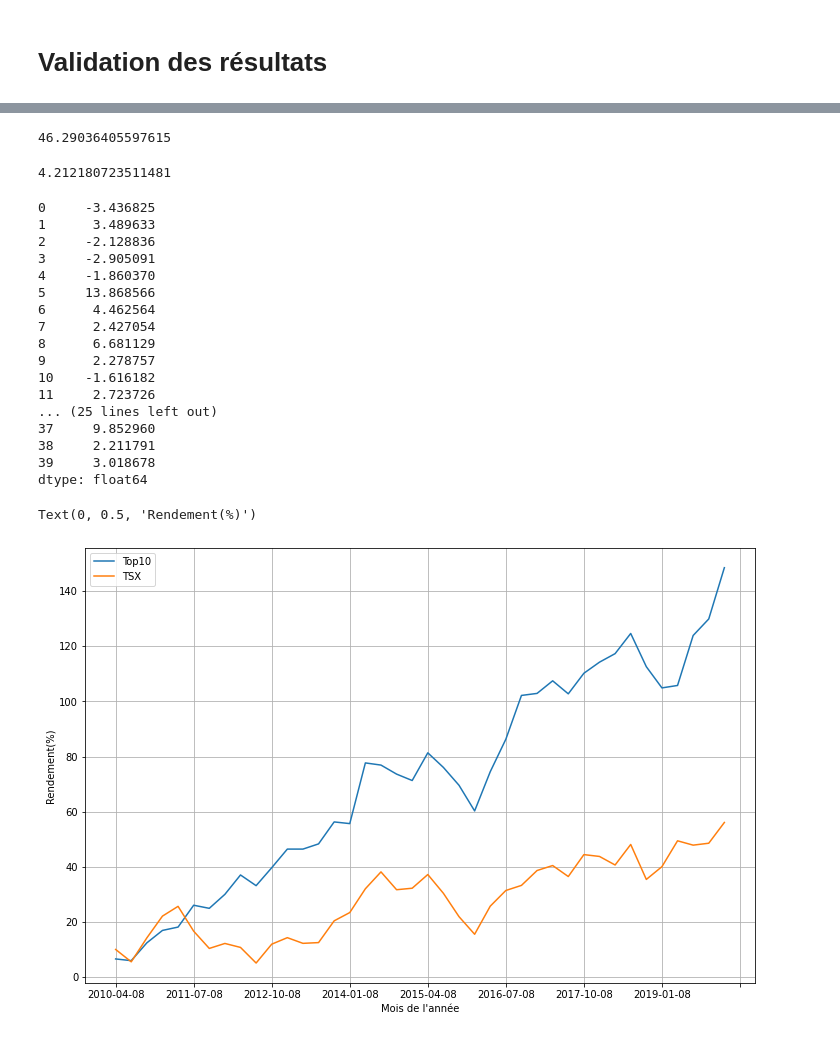
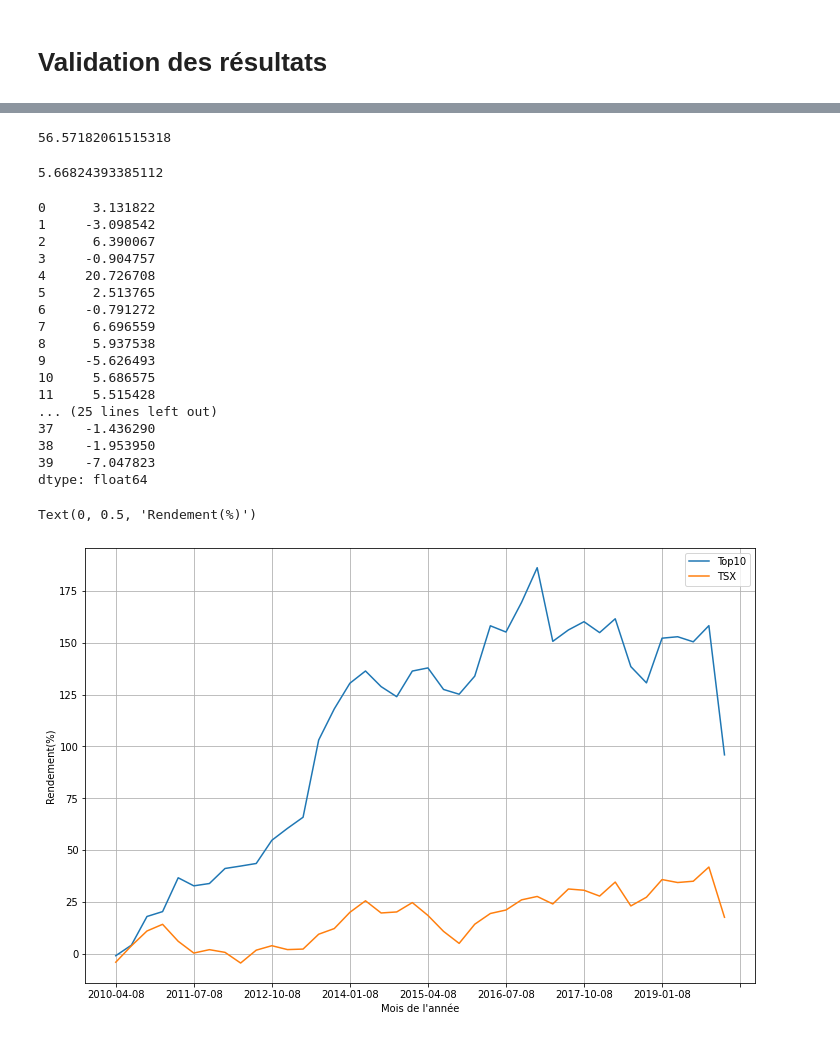
Before and after one commit to poclecoqq/Trending-stocks, a Jupyter notebook: projet/app/Test_app/Test_application.ipynb, the cells around one changed output, grey strips where cells are left out. Saved outputs shown, nothing was run; the diff lists cells and outputs as text; code cells hidden in the pictures.

```diff
--- a/projet/app/Test_app/Test_application.ipynb
+++ b/projet/app/Test_app/Test_application.ipynb
@@ -7,9 +7,6 @@ import yahoofinancials
 import numpy as np
 import math
 import matplotlib
-# %%
-Date_debut = '2018-01-01'
-Date_fin = '2018-04-02'
 # %%
 def get_tickertop10(fichiercsv):
     Tabl = pd.read_csv(fichiercsv, sep=';', index_col=0)
@@ -24,43 +21,29 @@ def get_rendement(tickers,Date_debut,Date_fin):
 # %%
 def comparaison(index,tickers,Date_debut,Date_fin):
     Tableau_rendement_ref = get_rendement([index],Date_debut,Date_fin)
-    print(Tableau_rendement_ref)
     Tableau_rendement_top10 = get_rendement(tickers,Date_debut,Date_fin)
-    print(Tableau_rendement_top10)
     nombre=0
     for i in range(len(np.transpose(Tableau_rendement_top10))):
         if Tableau_rendement_top10.iloc[-1,i]!='nan':
             nombre+=1
-    '''
-    for i in range(len(np.transpose(Tableau_rendement_top10))):
-        print(Tableau_rendement_top10.iloc[-1,i])
-        if Tableau_rendement_top10.iloc[-1,i]!='nan':
-            if Tableau_rendement_top10.iloc[-1,i]>Tableau_rendement_ref.iloc[-1,0]:
-                nombre+=1
-                Tableau_rendement_top10.iloc[-1,i]=1
-            elif Tableau_rendement_top10.iloc[-1,i]<Tableau_rendement_ref.iloc[-1,0]:
-                Tableau_rendement_top10.iloc[-1,i]=0
-                nombre+=1
-    print(Tableau_rendement_top10)
-    print(nombre)
-    '''
     return Tableau_rendement_top10,nombre,Tableau_rendement_ref
+# %%
+tabl = get_tickertop10('donnees_top10_1.csv')
+Tableau_final = []
+Tableau_final1=pd.DataFrame()
+nombres=[]
+reference=[]
 # %%
-tabl = get_tickertop10('donnees_top10_1.csv')
 top10 = tabl.iloc[:,2:]
 date_complet = tabl.iloc[:,0:2]
-ind = []
-Tableau_final = []
-nombres=[]
-reference=[]
 i=0
-date_complet.iloc[0,1]
-while i<len(tabl):
-    Tableau_global,nombre,ref = comparaison('^GSPTSE',top10.iloc[i,:],date_complet.iloc[i,0],date_complet.iloc[i,1])
-    ind.append(date_complet.iloc[i,1][0:8]+'01')
+while i<(len(tabl)-1):
+    Tableau_global,nombre,ref = comparaison('^GSPTSE',top10.iloc[i,:],date_complet.iloc[(i+1),0],date_complet.iloc[(i+1),1])
+    allo = np.array(Tableau_global.iloc[-1,:])
     Tableau_final.append(Tableau_global.iloc[-1,:].sum()/nombre)
     reference.append(ref.iloc[-1,0])
     nombres.append(nombre)
+    Tableau_final1[i]=allo
     i+=1
-Tableau_fin = pd.DataFrame(np.transpose([Tableau_final,np.transpose(reference)]),columns = ['Top10','TSX'])
+Tableau_fin = pd.DataFrame(np.transpose([Tableau_final,reference]),columns = ['Top10','TSX'])
 # %% [output]
@@ -126,36 +154,36 @@ Tableau_fin
 # %%
 Tableau_comparatif.sum()
 # %% [output]
-46.29036405597615
+56.57182061515318
 # %%
 Tableau_comparatif.std()
 # %% [output]
-4.212180723511481
+5.66824393385112
 # %%
 Tableau_comparatif
 # %% [output]
-0     -3.436825
-1      3.489633
-2     -2.128836
-3     -2.905091
-4     -1.860370
-5     13.868566
-6      4.462564
-7      2.427054
-8      6.681129
-9      2.278757
-10    -1.616182
-11     2.723726
+0      3.131822
+1     -3.098542
+2      6.390067
+3     -0.904757
+4     20.726708
+5      2.513765
+6     -0.791272
+7      6.696559
+8      5.937538
+9     -5.626493
+10     5.686575
+11     5.515428
 ... (25 lines left out)
-37     9.852960
-38     2.211791
-39     3.018678
+37    -1.436290
+38    -1.953950
+39    -7.047823
 dtype: float64
 # %%
-Tableau_fin.index = tabl['Date_fin']
+Tableau_fin.index = tabl.iloc[0:-1,1]
 ax=(((Tableau_fin+100)/100).cumprod()*100-100).plot(grid='on',figsize=(12, 8))
 ax.set_xlabel("Mois de l'année")
 ax.set_ylabel("Rendement(%)")
 # %% [output]
 Text(0, 0.5, 'Rendement(%)')
-[figure, old version]
+[figure, new version]
```
Also changed, not shown: parts of 9 cells of this notebook, 3 other files.
